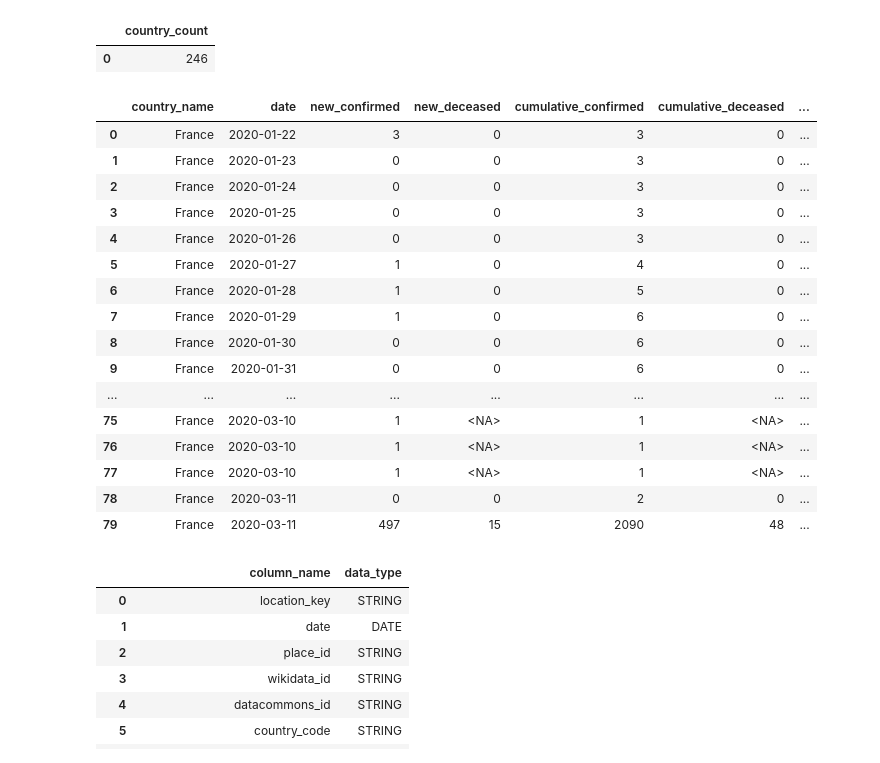
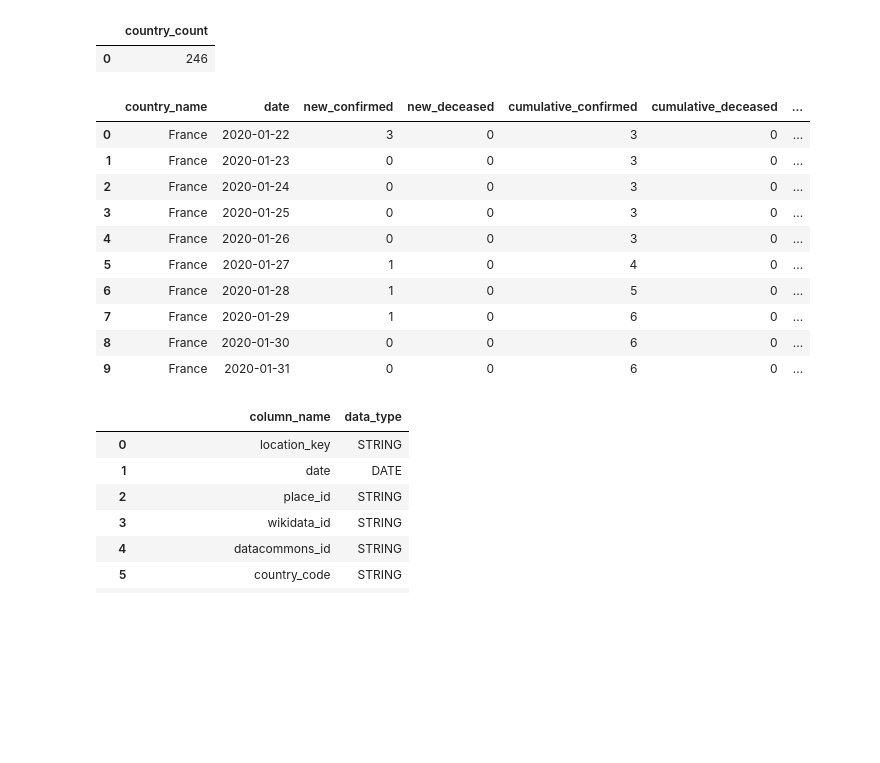
Before and after one commit to kasiap556/bigdata, a Jupyter notebook: main.ipynb, the cells around one changed output. Drawn from its saved outputs; the diff is of its cells as text; code cells hidden in the pictures; blank space fills up the shorter version.

Commit message:
poziom1 bez limit'ow

```diff
--- a/main.ipynb
+++ b/main.ipynb
@@ -94,40 +73,34 @@ query = """
     FROM `bigquery-public-data.covid19_open_data.covid19_open_data`
     WHERE country_name = 'Poland' AND new_confirmed IS NOT NULL
     GROUP BY country_name, date
     ORDER BY country_name, date
     LIMIT 10
 """
 
 query = """
     SELECT country_name, date, new_confirmed, new_deceased, cumulative_confirmed, cumulative_deceased, cumulative_tested
     FROM `bigquery-public-data.covid19_open_data.covid19_open_data`
     WHERE country_name = 'France' AND new_confirmed IS NOT NULL AND cumulative_confirmed != 0
     ORDER BY country_name, date
-    LIMIT 80
+    LIMIT 10
 """
 # W Francji pierwsze zachorowania 22.01.2020
 
 query_job = client.query(query)
 daily_records_df = query_job.result().to_dataframe()
 daily_records_df
 # %% [output]
 |  | country_name | date | new_confirmed | new_deceased | cumulative_confirmed | cumulative_deceased | ... |
 | 0 | France | 2020-01-22 | 3 | 0 | 3 | 0 | ... |
 | 1 | France | 2020-01-23 | 0 | 0 | 3 | 0 | ... |
 | 2 | France | 2020-01-24 | 0 | 0 | 3 | 0 | ... |
 | 3 | France | 2020-01-25 | 0 | 0 | 3 | 0 | ... |
 | 4 | France | 2020-01-26 | 0 | 0 | 3 | 0 | ... |
 | 5 | France | 2020-01-27 | 1 | 0 | 4 | 0 | ... |
 | 6 | France | 2020-01-28 | 1 | 0 | 5 | 0 | ... |
 | 7 | France | 2020-01-29 | 1 | 0 | 6 | 0 | ... |
 | 8 | France | 2020-01-30 | 0 | 0 | 6 | 0 | ... |
 | 9 | France | 2020-01-31 | 0 | 0 | 6 | 0 | ... |
-| ... | ... | ... | ... | ... | ... | ... | ... |
-| 75 | France | 2020-03-10 | 1 | <NA> | 1 | <NA> | ... |
-| 76 | France | 2020-03-10 | 1 | <NA> | 1 | <NA> | ... |
-| 77 | France | 2020-03-10 | 1 | <NA> | 1 | <NA> | ... |
-| 78 | France | 2020-03-11 | 0 | 0 | 2 | 0 | ... |
-| 79 | France | 2020-03-11 | 497 | 15 | 2090 | 48 | ... |
 # %%
 # 3.4. Sprawdź, w jaki sposób zapisywane są wartości liczbowe.
 query = """
```
Also changed, not shown: parts of 5 cells of this notebook.
